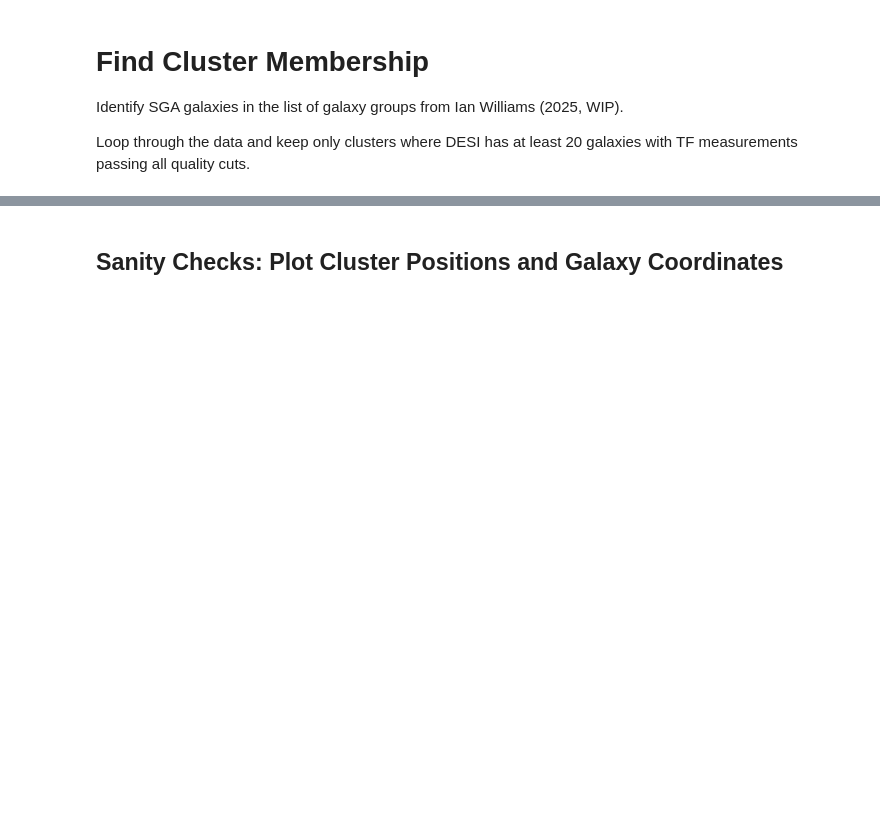
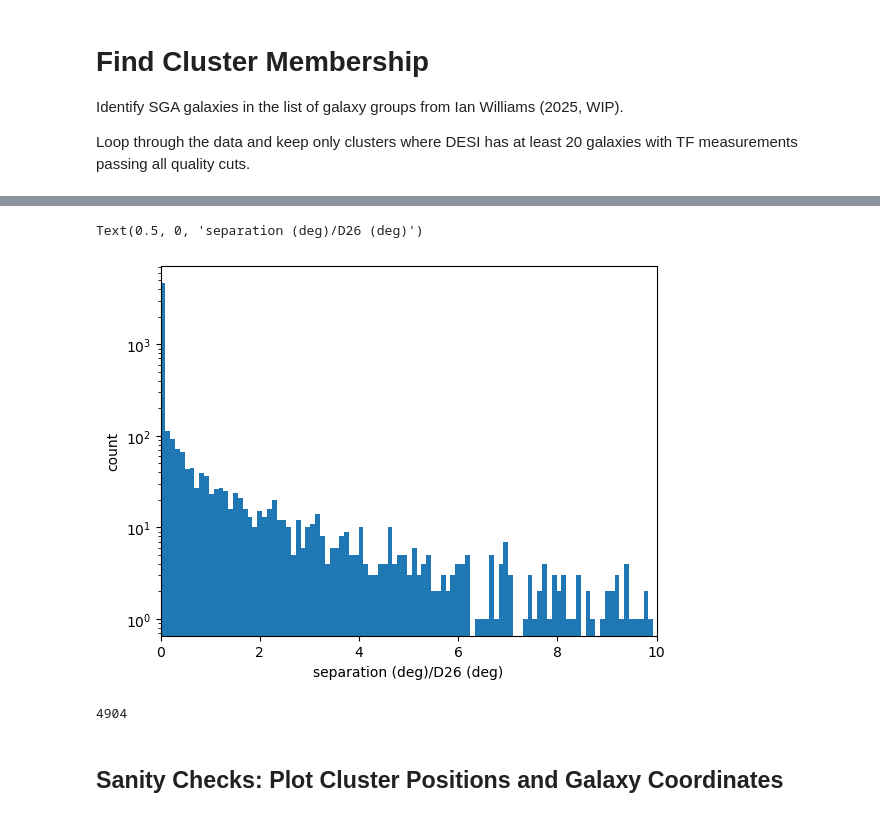
Before and after one commit to DESI-UR/DESI_SGA, a Jupyter notebook: TF/Y1/TF_Y1_cluster_calibration_MJ-DESI.ipynb, the cells around one changed output, grey strips where cells are left out. Cells and saved outputs as stored; diff of their text form; code cells hidden in the pictures; blank space fills up the shorter version.

```diff
--- a/TF/Y1/TF_Y1_cluster_calibration_MJ-DESI.ipynb
+++ b/TF/Y1/TF_Y1_cluster_calibration_MJ-DESI.ipynb
@@ -453,0 +473,23 @@ print(len(match_ids))
+# %%
+# make the same histogram, but normalized by D26 in degrees
+D26_deg = (1/60)*sgatab_sel['D26']*u.deg
+norm_sep = []
+for i in range(len(match_sep)):
+    norm_i = match_sep[i]/D26_deg[i]
+    norm_sep.append(norm_i)
+
+plt.hist(norm_sep, bins = 500)
+plt.xlim(-1/10000,10)
+plt.yscale('log')
+plt.ylabel("count")
+plt.xlabel("separation (deg)/D26 (deg)")
+# %% [output]
+Text(0.5, 0, 'separation (deg)/D26 (deg)')
+[figure, added]
+# %%
+max_sep = 1/300
+constraint = match_sep < max_sep
+match_galaxies = sga_coords[constraint]
+print(len(match_galaxies))
+# %% [output]
+4904
```
Also changed, not shown: parts of 7 cells of this notebook, 1 other file.
